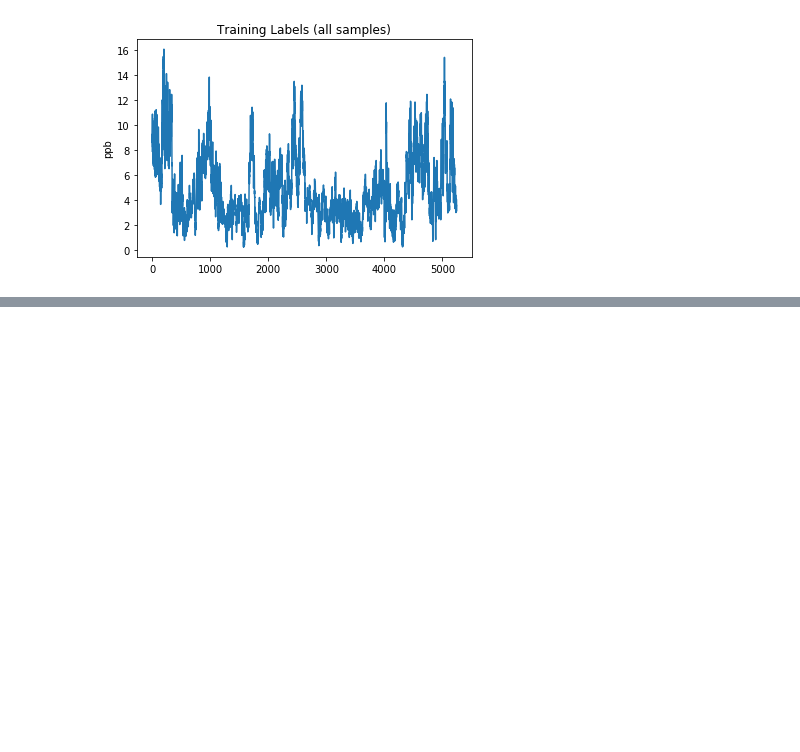
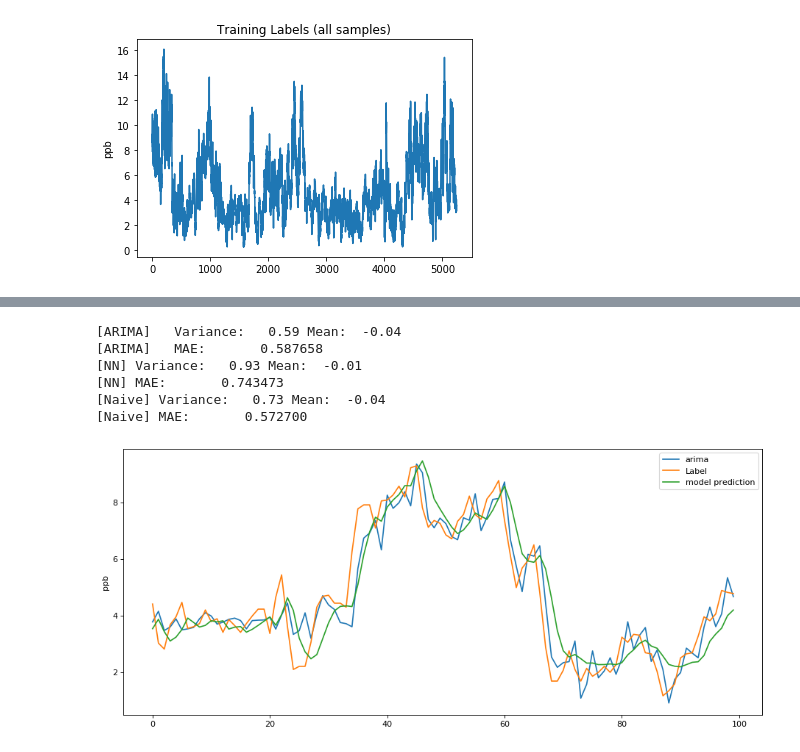
Before and after one commit to rodgdutra/Neural_network, a Jupyter notebook: time_series_example/time_series_analysis.ipynb, the cells around one changed output, grey strips where cells are left out. Cells and saved outputs as stored; diff of their text form; code cells hidden in the pictures; blank space fills up the shorter version.

```diff
--- a/time_series_example/time_series_analysis.ipynb
+++ b/time_series_example/time_series_analysis.ipynb
@@ -684,0 +731,64 @@ plt.show()
+# %%
+y_train   = y_train.flatten()
+y_train   = y_train.tolist()
+# %%
+# Defining the prediction model
+
+arima_pred = list()
+
+
+pred_scope  = 40
+pred_size   = 100
+buffer      = y_train[-1*pred_scope:]
+y_arima     = []
+for i in range(0,pred_size):
+    arima_model = ARIMA(buffer, order=(p_order,d_order,q_order))
+    arima_fit   = arima_model.fit(disp=0)
+    arima_pred  = arima_fit.forecast(1)[0]
+    buffer[:pred_scope-1]   = buffer[1:]
+    buffer[-1] = y_test[i]
+    y_arima.append(arima_pred)
+# %%
+plot_size = len(y_arima)
+yh_test_r = y_test.flatten()
+yh_test_p = yh_test_r[:plot_size]
+y_nn_p    = y_nn[:plot_size]
+
+# ARIMA results
+y_arima = np.array(y_arima).flatten()
+naive = np.concatenate((yh_test_p[1:],[0]))
+fig = plt.figure(figsize=(14, 6), dpi= 80, facecolor='w', edgecolor='k')
+plt.plot(np.arange(0, len(y_arima)), y_arima, label="arima")
+plt.plot(np.arange(0, len(yh_test_p)), yh_test_p, label="Label")
+plt.plot(np.arange(0, len(y_nn_p)), y_nn_p, label="model prediction")
+#plt.plot(np.arange(0, len(y_nn_p)), naive, label="naive prediction")
+plt.legend()
+plt.ylabel("ppb")
+
+# Holdover error
+arima_err = y_arima - yh_test_p
+y_nn_temp_err = y_nn_p - yh_test_p
+naive_err = naive -  yh_test_p
+# 100 step error
+print("[ARIMA]   Variance: %6.2f Mean: %6.2f"%(np.var(arima_err), np.mean(arima_err)))
+print("[ARIMA]   MAE:       %f " %mean_absolute_error(y_arima, yh_test_p))
+
+print(
+    "[NN] Variance: %6.2f Mean: %6.2f"
+    % (np.var(y_nn_temp_err), np.mean(y_nn_temp_err))
+)
+print("[NN] MAE:       %f " % mean_absolute_error(y_nn_p, yh_test_p))
+
+print(
+    "[Naive] Variance: %6.2f Mean: %6.2f"
+    % (np.var(naive_err), np.mean(naive_err))
+)
+print("[Naive] MAE:       %f " % mean_absolute_error(naive, yh_test_p))
+# %% [output]
+[ARIMA]   Variance:   0.59 Mean:  -0.04
+[ARIMA]   MAE:       0.587658
+[NN] Variance:   0.93 Mean:  -0.01
+[NN] MAE:       0.743473
+[Naive] Variance:   0.73 Mean:  -0.04
+[Naive] MAE:       0.572700
+[figure, added]
```
Also changed, not shown: parts of 7 cells of this notebook.
